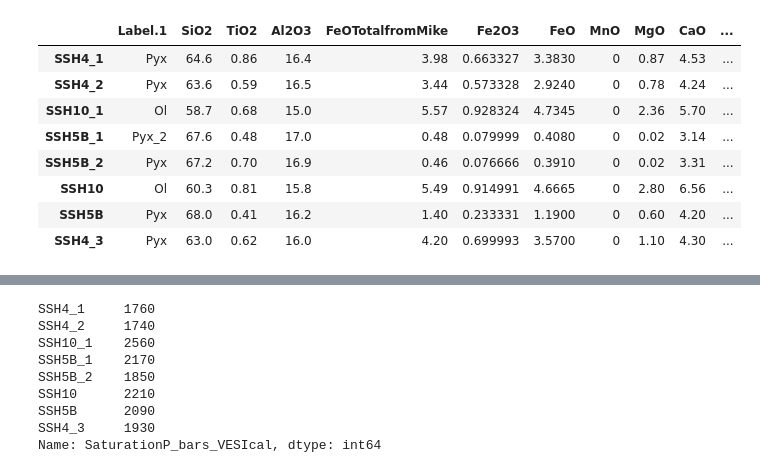
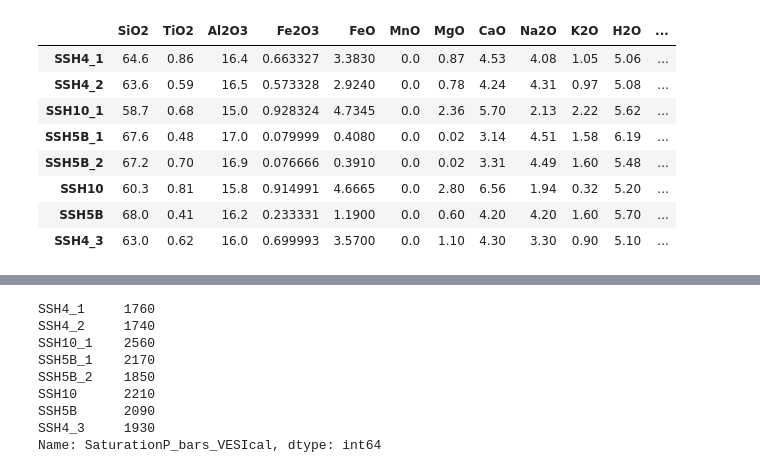
Before and after one commit to kaylai/VESIcal, a Jupyter notebook: You Tube Examples/Saturation_pressure_example.ipynb, the cells around one changed output, grey strips where cells are left out. Drawn from its saved outputs; the diff is of its cells as text; code cells hidden in the pictures.

```diff
--- a/You Tube Examples/Saturation_pressure_example.ipynb
+++ b/You Tube Examples/Saturation_pressure_example.ipynb
@@ -26,16 +29,16 @@ import matplotlib.pyplot as plt
 # %%
 # Load in melt inclusion data
-myfile= v.ExcelFile('Cassidy2015_AndesiteMI_YouTubeDemo.xlsx', sheet_name='Sheet1',  input_type='wtpercent')
+myfile= v.BatchFile('Cassidy2015_AndesiteMI_YouTubeDemo.xlsx', sheet_name='Sheet1',  input_type='wtpercent')
 # %%
 # Allows you to inspect data, and check VESIcal has read column headings correctly (e.g., non zero values for oxides)
-myfile.data
+myfile.get_data()
 # %% [output]
-|  | Label.1 | SiO2 | TiO2 | Al2O3 | FeOTotalfromMike | Fe2O3 | FeO | MnO | MgO | CaO | ... |
-| SSH4_1 | Pyx | 64.6 | 0.86 | 16.4 | 3.98 | 0.663327 | 3.3830 | 0 | 0.87 | 4.53 | ... |
-| SSH4_2 | Pyx | 63.6 | 0.59 | 16.5 | 3.44 | 0.573328 | 2.9240 | 0 | 0.78 | 4.24 | ... |
-| SSH10_1 | Ol | 58.7 | 0.68 | 15.0 | 5.57 | 0.928324 | 4.7345 | 0 | 2.36 | 5.70 | ... |
-| SSH5B_1 | Pyx_2 | 67.6 | 0.48 | 17.0 | 0.48 | 0.079999 | 0.4080 | 0 | 0.02 | 3.14 | ... |
-| SSH5B_2 | Pyx | 67.2 | 0.70 | 16.9 | 0.46 | 0.076666 | 0.3910 | 0 | 0.02 | 3.31 | ... |
-| SSH10 | Ol | 60.3 | 0.81 | 15.8 | 5.49 | 0.914991 | 4.6665 | 0 | 2.80 | 6.56 | ... |
-| SSH5B | Pyx | 68.0 | 0.41 | 16.2 | 1.40 | 0.233331 | 1.1900 | 0 | 0.60 | 4.20 | ... |
-| SSH4_3 | Pyx | 63.0 | 0.62 | 16.0 | 4.20 | 0.699993 | 3.5700 | 0 | 1.10 | 4.30 | ... |
+|  | SiO2 | TiO2 | Al2O3 | Fe2O3 | FeO | MnO | MgO | CaO | Na2O | K2O | H2O | ... |
+| SSH4_1 | 64.6 | 0.86 | 16.4 | 0.663327 | 3.3830 | 0.0 | 0.87 | 4.53 | 4.08 | 1.05 | 5.06 | ... |
+| SSH4_2 | 63.6 | 0.59 | 16.5 | 0.573328 | 2.9240 | 0.0 | 0.78 | 4.24 | 4.31 | 0.97 | 5.08 | ... |
+| SSH10_1 | 58.7 | 0.68 | 15.0 | 0.928324 | 4.7345 | 0.0 | 2.36 | 5.70 | 2.13 | 2.22 | 5.62 | ... |
+| SSH5B_1 | 67.6 | 0.48 | 17.0 | 0.079999 | 0.4080 | 0.0 | 0.02 | 3.14 | 4.51 | 1.58 | 6.19 | ... |
+| SSH5B_2 | 67.2 | 0.70 | 16.9 | 0.076666 | 0.3910 | 0.0 | 0.02 | 3.31 | 4.49 | 1.60 | 5.48 | ... |
+| SSH10 | 60.3 | 0.81 | 15.8 | 0.914991 | 4.6665 | 0.0 | 2.80 | 6.56 | 1.94 | 0.32 | 5.20 | ... |
+| SSH5B | 68.0 | 0.41 | 16.2 | 0.233331 | 1.1900 | 0.0 | 0.60 | 4.20 | 4.20 | 1.60 | 5.70 | ... |
+| SSH4_3 | 63.0 | 0.62 | 16.0 | 0.699993 | 3.5700 | 0.0 | 1.10 | 4.30 | 3.30 | 0.90 | 5.10 | ... |
```
Also changed, not shown: parts of 12 cells of this notebook, 1 other file.
